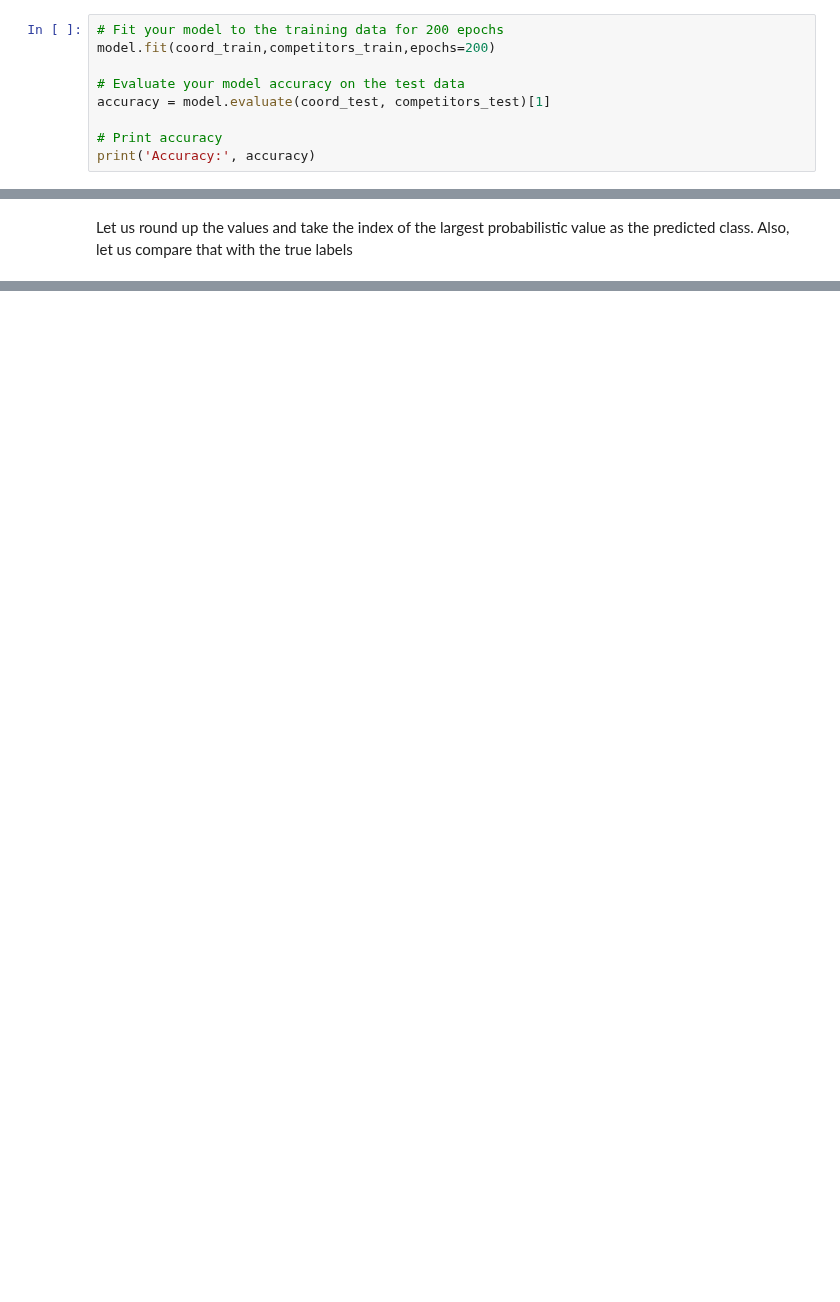
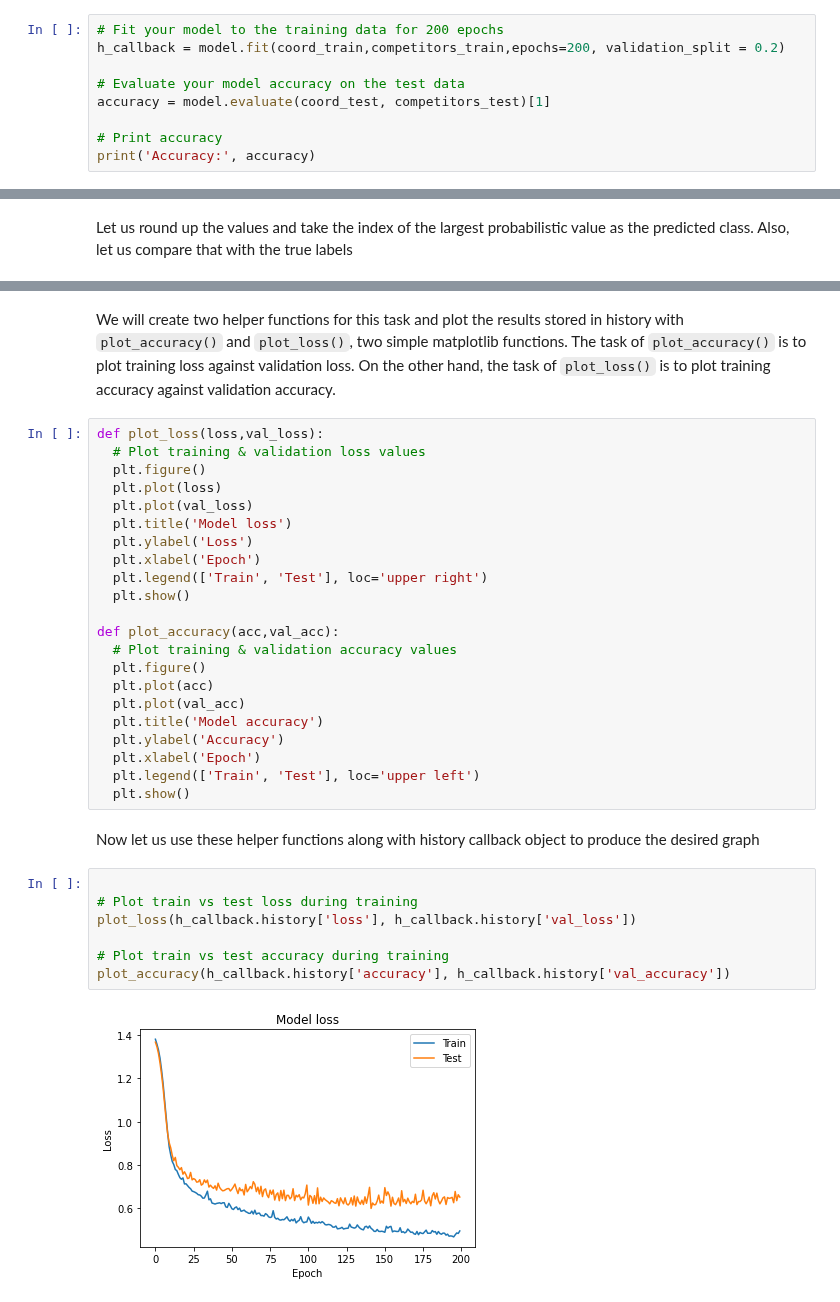
Before and after one commit to syednayeemridwan/data-science-projects, a Jupyter notebook: Dart Player Identification/dart-players.ipynb, the cells around one changed output, grey strips where cells are left out. Cells and saved outputs as stored; diff of their text form; blank space fills up the shorter version.

```diff
--- a/Dart Player Identification/dart-players.ipynb
+++ b/Dart Player Identification/dart-players.ipynb
@@ -160,7 +160,7 @@ The coordinates features and competitors labels you just transformed have been p
 Let's find out who threw which dart just by looking at the board!
 # %%
 # Fit your model to the training data for 200 epochs
-model.fit(coord_train,competitors_train,epochs=200)
+h_callback = model.fit(coord_train,competitors_train,epochs=200, validation_split = 0.2)
 
 # Evaluate your model accuracy on the test data
 accuracy = model.evaluate(coord_test, competitors_test)[1]
@@ -247,0 +258,35 @@ Rounded Model Predictions | True labels
+# %% [markdown]
+We will create two helper functions for this task and plot the results stored in history with `plot_accuracy()` and `plot_loss()`, two simple matplotlib functions. The task of `plot_accuracy()` is to plot training loss against validation loss. On the other hand, the task of `plot_loss()` is to plot training accuracy against validation accuracy.
+# %%
+def plot_loss(loss,val_loss):
+  # Plot training & validation loss values
+  plt.figure()
+  plt.plot(loss)
+  plt.plot(val_loss)
+  plt.title('Model loss')
+  plt.ylabel('Loss')
+  plt.xlabel('Epoch')
+  plt.legend(['Train', 'Test'], loc='upper right')
+  plt.show()
+
+def plot_accuracy(acc,val_acc):
+  # Plot training & validation accuracy values
+  plt.figure()
+  plt.plot(acc)
+  plt.plot(val_acc)
+  plt.title('Model accuracy')
+  plt.ylabel('Accuracy')
+  plt.xlabel('Epoch')
+  plt.legend(['Train', 'Test'], loc='upper left')
+  plt.show()
+# %% [markdown]
+Now let us use these helper functions along with history callback object to produce the desired graph
+# %%
+
+# Plot train vs test loss during training
+plot_loss(h_callback.history['loss'], h_callback.history['val_loss'])
+
+# Plot train vs test accuracy during training
+plot_accuracy(h_callback.history['accuracy'], h_callback.history['val_accuracy'])
+# %% [output]
+[figure, added]
```
Also changed, not shown: parts of 7 cells of this notebook.
